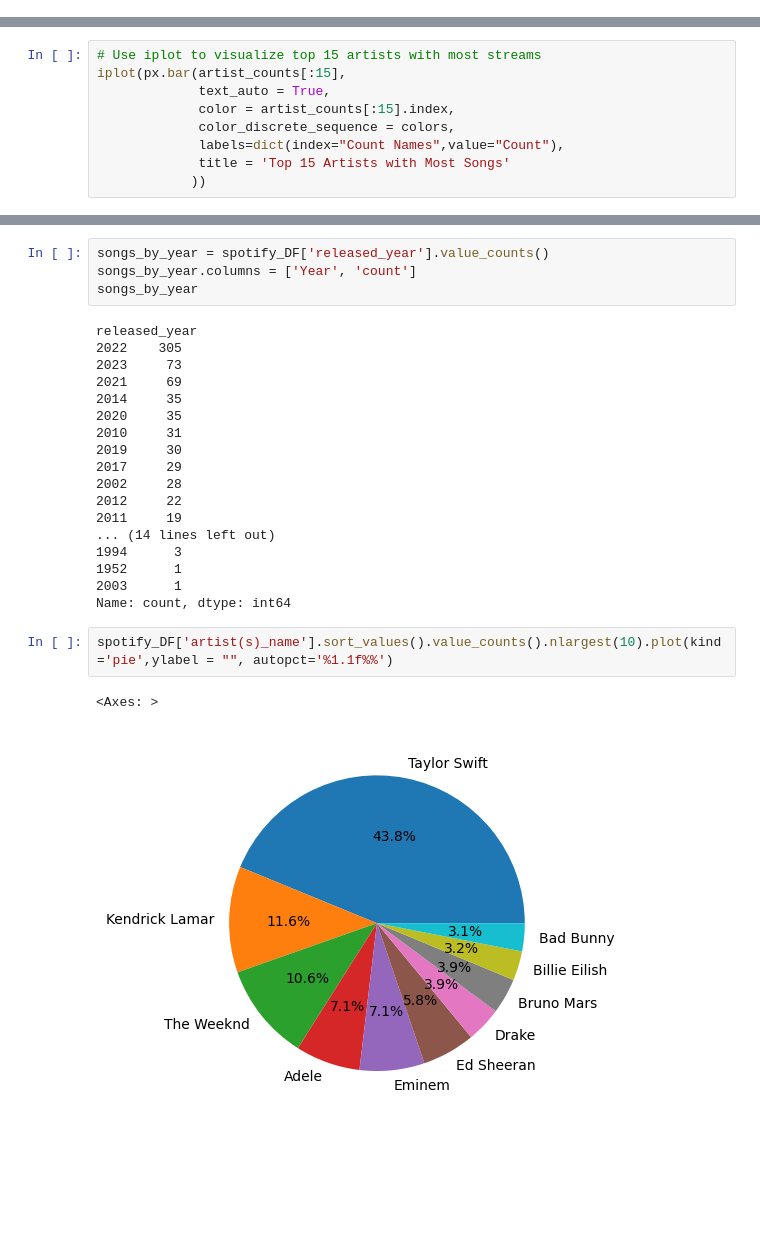
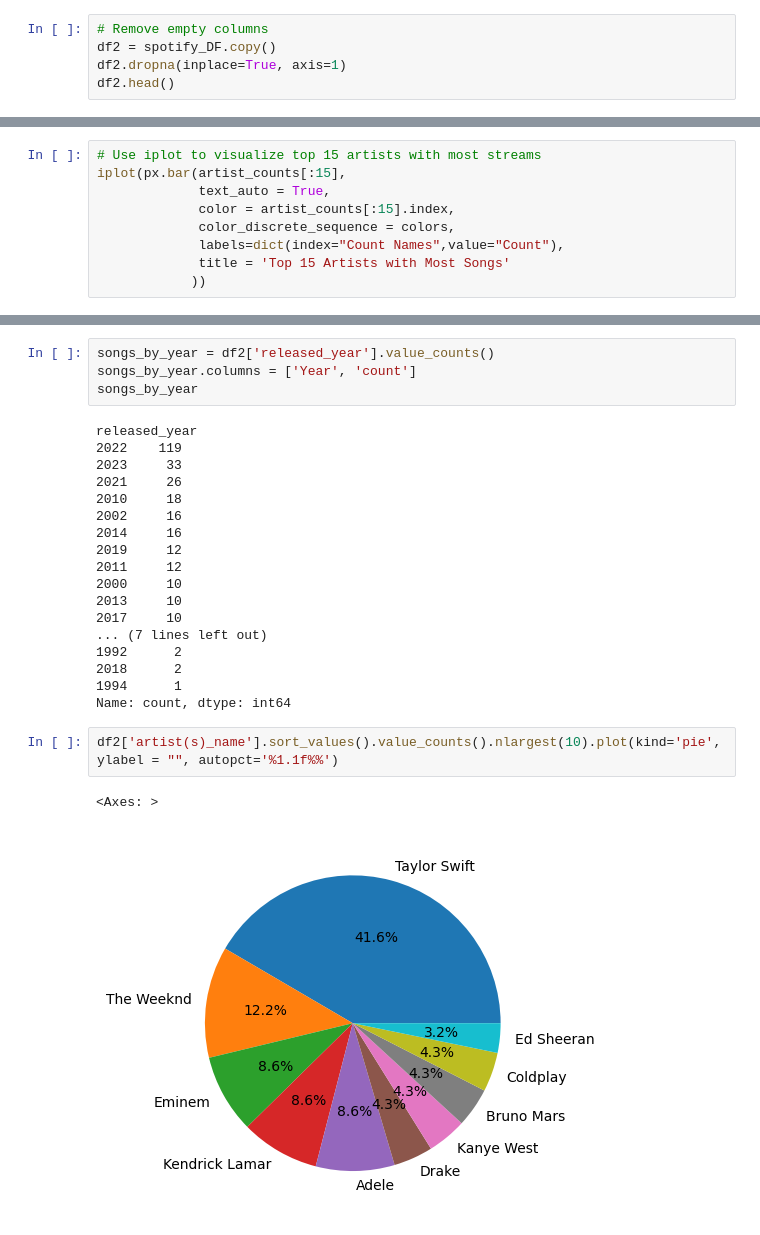
Before and after one commit to floodadosious34/Music-Trends-Data-Analysis, a Jupyter notebook: Spotify_Data_Analysis.ipynb, the cells around one changed output, grey strips where cells are left out. Drawn from its saved outputs; the diff is of its cells as text; blank space fills up the shorter version.

```diff
--- a/Spotify_Data_Analysis.ipynb
+++ b/Spotify_Data_Analysis.ipynb
@@ -96,0 +118,5 @@ spotify_DF.set_index("artist")
+# %%
+# Remove empty columns
+df2 = spotify_DF.copy()
+df2.dropna(inplace=True, axis=1)
+df2.head()
@@ -152,27 +188,27 @@ plt.show()
 # %%
-songs_by_year = spotify_DF['released_year'].value_counts()
+songs_by_year = df2['released_year'].value_counts()
 songs_by_year.columns = ['Year', 'count']
 songs_by_year
 # %% [output]
 released_year
-2022    305
-2023     73
-2021     69
-2014     35
-2020     35
-2010     31
-2019     30
-2017     29
-2002     28
-2012     22
-2011     19
-... (14 lines left out)
-1994      3
-1952      1
-2003      1
+2022    119
+2023     33
+2021     26
+2010     18
+2002     16
+2014     16
+2019     12
+2011     12
+2000     10
+2013     10
+2017     10
+... (7 lines left out)
+1992      2
+2018      2
+1994      1
 Name: count, dtype: int64
 # %%
-spotify_DF['artist(s)_name'].sort_values().value_counts().nlargest(10).plot(kind='pie',ylabel = "", autopct='%1.1f%%')
+df2['artist(s)_name'].sort_values().value_counts().nlargest(10).plot(kind='pie',ylabel = "", autopct='%1.1f%%')
 # %% [output]
 <Axes: >
-[figure, old version]
+[figure, new version]
```
Also changed, not shown: parts of 8 cells of this notebook, 1 other file.
